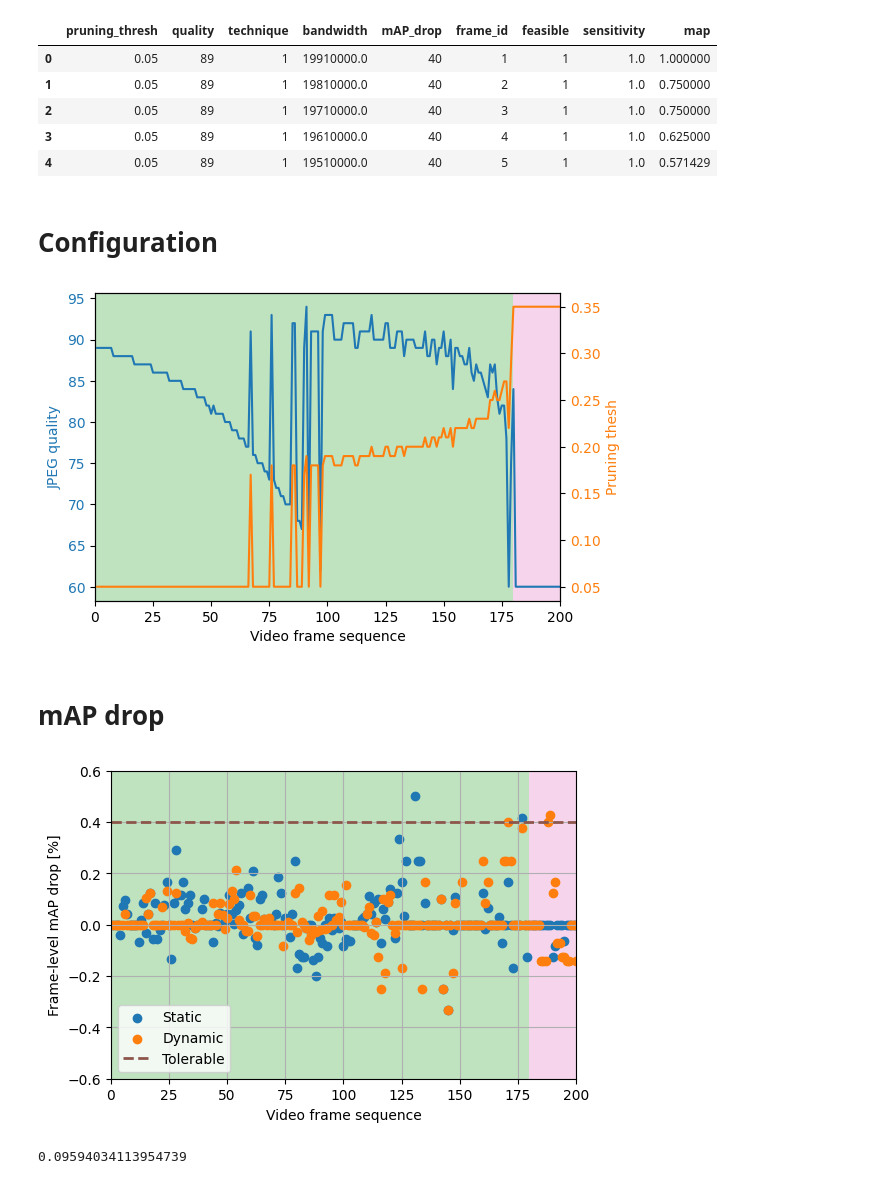
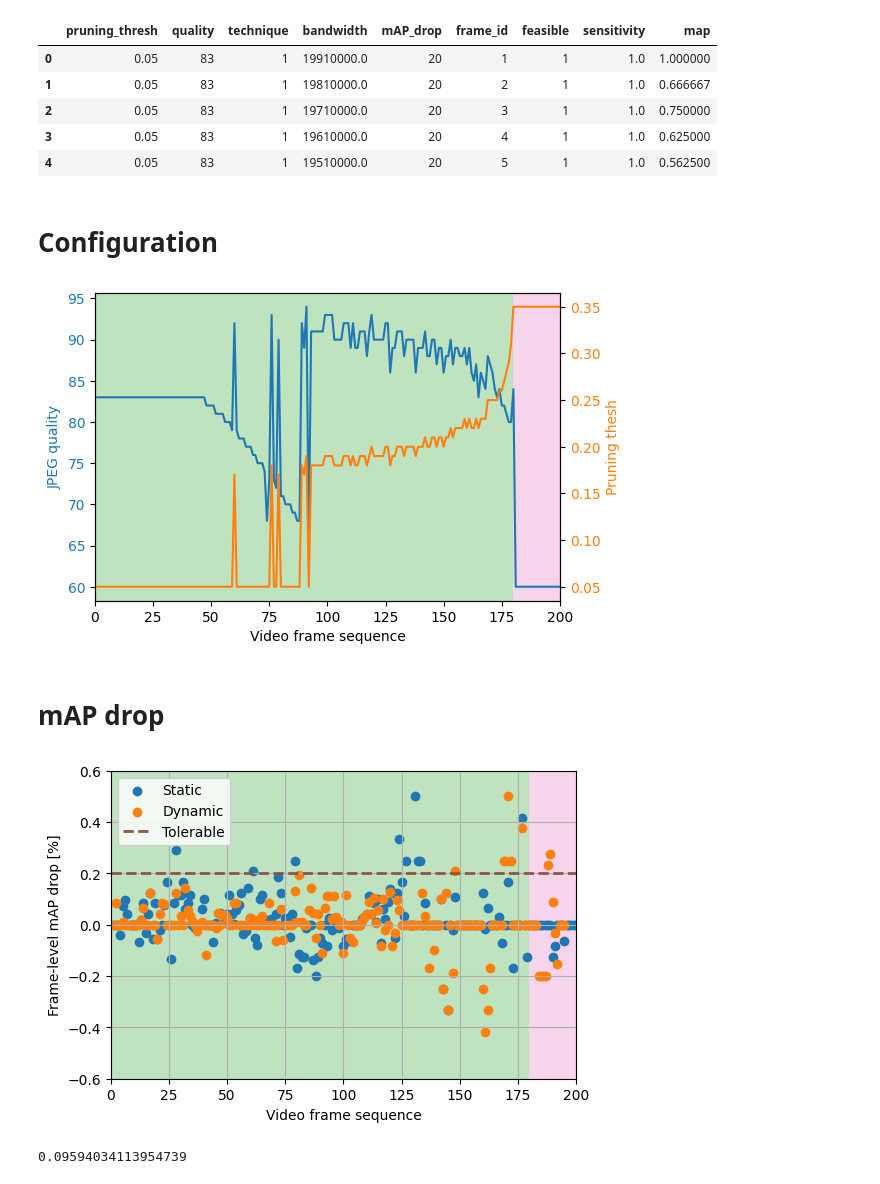
Before and after one commit to Rexyyj/split_DNN_framework, a Jupyter notebook: dynamic_framework/plots/map_drop.ipynb, the cells around one changed output. Drawn from its saved outputs; the diff is of its cells as text; code cells hidden in the pictures.

Commit message:
add plot

```diff
--- a/dynamic_framework/plots/map_drop.ipynb
+++ b/dynamic_framework/plots/map_drop.ipynb
@@ -4,8 +4,8 @@ import matplotlib.pyplot as plt
 import pandas as pd
 # %%
 local_df = pd.read_csv("../measurements/local/map.csv")
-map_df = pd.read_csv("../measurements/JPEG_manager_test/map.csv")
-cha_df = pd.read_csv("../measurements/JPEG_manager_test/characteristic.csv")
+map_df = pd.read_csv("../measurements/JPEG_manager_test_low/map.csv")
+cha_df = pd.read_csv("../measurements/JPEG_manager_test_low/characteristic.csv")
 
 static_map_df = pd.read_csv("../measurements/jpeg_no_change/map.csv")
 static_cha_df = pd.read_csv("../measurements/jpeg_no_change/characteristic.csv")
@@ -13,11 +13,11 @@ static_cha_df = pd.read_csv("../measurements/jpeg_no_change/characteristic.csv")
 map_df.head()
 # %% [output]
 |  | pruning_thresh | quality | technique | bandwidth | mAP_drop | frame_id | feasible | sensitivity | map |
-| 0 | 0.05 | 89 | 1 | 19910000.0 | 40 | 1 | 1 | 1.0 | 1.000000 |
-| 1 | 0.05 | 89 | 1 | 19810000.0 | 40 | 2 | 1 | 1.0 | 0.750000 |
-| 2 | 0.05 | 89 | 1 | 19710000.0 | 40 | 3 | 1 | 1.0 | 0.750000 |
-| 3 | 0.05 | 89 | 1 | 19610000.0 | 40 | 4 | 1 | 1.0 | 0.625000 |
-| 4 | 0.05 | 89 | 1 | 19510000.0 | 40 | 5 | 1 | 1.0 | 0.571429 |
+| 0 | 0.05 | 83 | 1 | 19910000.0 | 20 | 1 | 1 | 1.0 | 1.000000 |
+| 1 | 0.05 | 83 | 1 | 19810000.0 | 20 | 2 | 1 | 1.0 | 0.666667 |
+| 2 | 0.05 | 83 | 1 | 19710000.0 | 20 | 3 | 1 | 1.0 | 0.750000 |
+| 3 | 0.05 | 83 | 1 | 19610000.0 | 20 | 4 | 1 | 1.0 | 0.625000 |
+| 4 | 0.05 | 83 | 1 | 19510000.0 | 20 | 5 | 1 | 1.0 | 0.562500 |
 # %% [markdown]
 # Configuration
 # %%
@@ -50,35 +50,35 @@ ax1.autoscale(axis="x",tight=True)
 # ax3.plot(map_df["frame_id"].to_numpy(),map_df["bandwidth"].to_numpy()/1e6, color=color)
 # ax3.tick_params(axis='y', labelcolor=color)
 # %% [output]
-[figure, old version]
+[figure, new version]
 # %% [markdown]
 # mAP drop
 # %%
 
 plt.figure(figsize=(6,4))
 
 feasibility = map_df["feasible"].to_numpy()
 for i in range(len(feasibility)):
     if feasibility[i] == 1:
         plt.axvspan(i, i+1, facecolor='tab:green', alpha=0.3)
     else:
         plt.axvspan(i, i+1, facecolor='tab:pink', alpha=0.3)
 
 
 plt.scatter(static_map_df["frame_id"].to_numpy(),local_df["map"].to_numpy() - static_map_df["map"].to_numpy(),label="Static")
 plt.scatter(map_df["frame_id"].to_numpy(),local_df["map"].to_numpy() - map_df["map"].to_numpy(),label="Dynamic")
-plt.axhline(y=0.4, color='tab:brown', linestyle='--', linewidth=2,label="Tolerable")
+plt.axhline(y=0.2, color='tab:brown', linestyle='--', linewidth=2,label="Tolerable")
 
 
 
 plt.ylim([-0.6,0.6])
 plt.legend()
 plt.grid()
 plt.xlabel("Video frame sequence")
 plt.ylabel("Frame-level mAP drop [%]")
 plt.autoscale(axis="x",tight=True)
 # %% [output]
-[figure, old version]
+[figure, new version]
 # %%
 temp  = local_df["map"].to_numpy() - static_map_df["map"].to_numpy()
 
```
Also changed, not shown: parts of 5 cells of this notebook.
